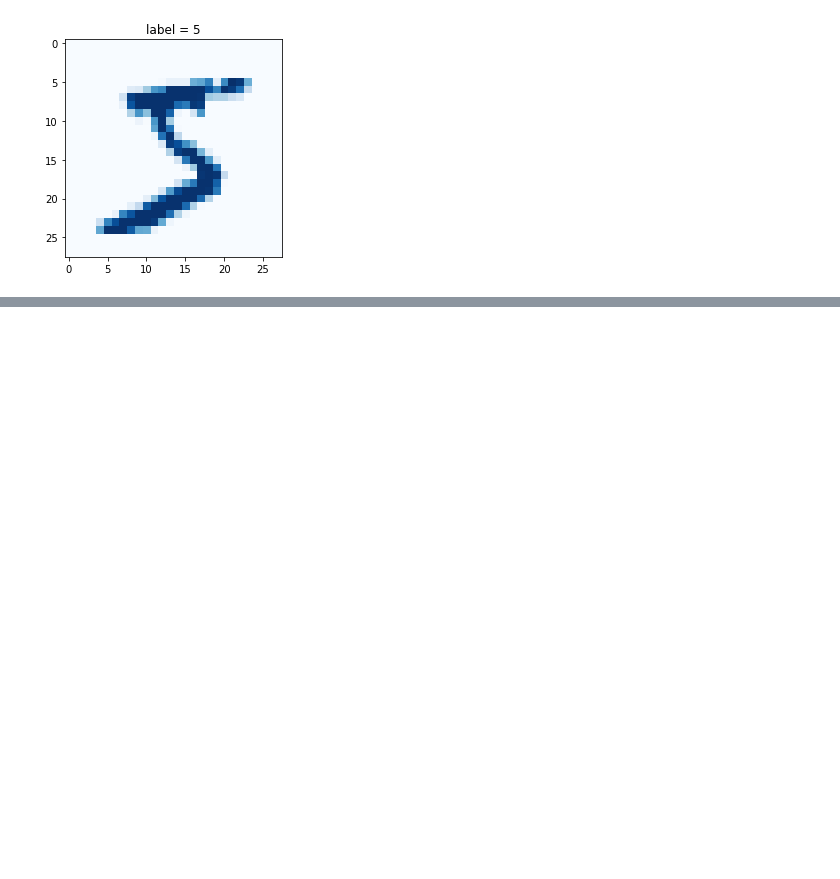
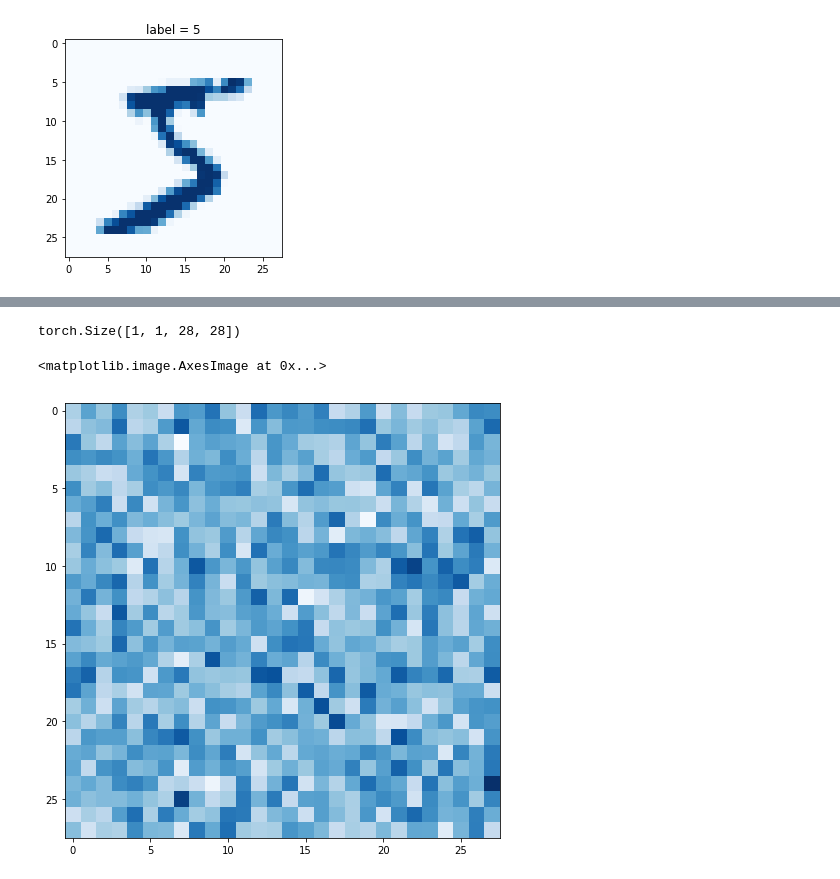
Before and after one commit to makeyourownalgorithmicart/makeyourownalgorithmicart, a Jupyter notebook: blog/generative-adversarial-network/03_image_gan.ipynb, the cells around one changed output, grey strips where cells are left out. Cells and saved outputs as stored; diff of their text form; code cells hidden in the pictures; blank space fills up the shorter version.

```diff
--- a/blog/generative-adversarial-network/03_image_gan.ipynb
+++ b/blog/generative-adversarial-network/03_image_gan.ipynb
@@ -216,3 +307,17 @@ class Generator(nn.Module):
         pass
 
     pass
+# %%
+# scratch
+
+G = Generator()
+print(G(generate_random(100).view(1,1, 10, 10)).shape)
+
+plt.figure(figsize = (16,8))
+plt.imshow(G.forward(generate_random(100).view(1,1,10,10)).view(28,28).detach().numpy(),
+           interpolation='none',
+           cmap='Blues')
+# %% [output]
+torch.Size([1, 1, 28, 28])
+<matplotlib.image.AxesImage at 0x...>
+[figure, added]
```
Also changed, not shown: parts of 12 cells of this notebook.
